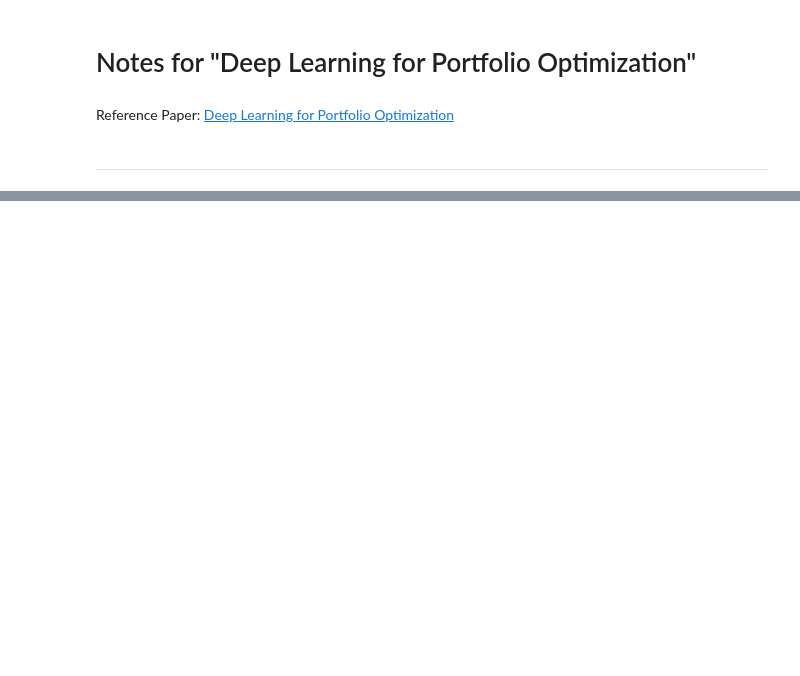
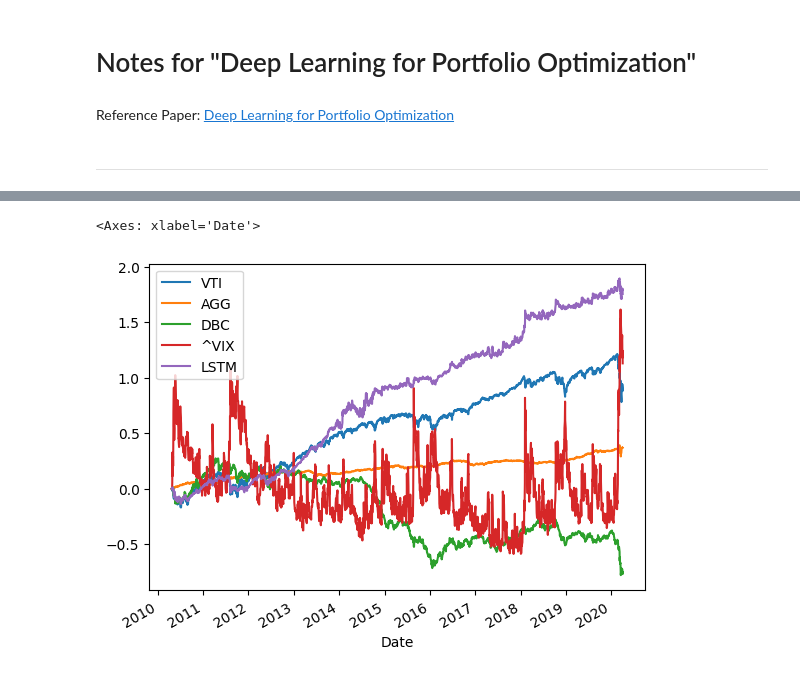
Before and after one commit to aungsias/Forays, a Jupyter notebook: 2. Portfolio Optimization/2. Deep Learning for Portoflio Optimization.ipynb, the cells around one changed output, grey strips where cells are left out. Saved outputs shown, nothing was run; the diff lists cells and outputs as text; code cells hidden in the pictures; blank space fills up the shorter version.

```diff
--- a/2. Portfolio Optimization/2. Deep Learning for Portoflio Optimization.ipynb
+++ b/2. Portfolio Optimization/2. Deep Learning for Portoflio Optimization.ipynb
@@ -52,5 +52,5 @@ features.head(3)
 # %%
-lookback=1
+lookback= 50
 
 lstm_input  = create_lstm_input(features, lookback)
 lstm_target = create_lstm_target(returns, lookback)
@@ -167,3 +212,13 @@ plt.plot((outputs * test_target).sum(dim=1).cumsum(dim=0))
+# %%
+model_rets = pd.DataFrame(test_outputs * test_target).sum(axis=1)
+comparison = returns[-len(model_rets):].copy()
+comparison['LSTM'] = model_rets.values
+comparison = comparison.shift()
+comparison.iloc[0] = 0
+comparison.cumsum().plot()
+# %% [output]
+<Axes: xlabel='Date'>
+[figure, added]
 # %%
 class PortfolioOptimizationNetwork(nn.Module):
     def __init__(self, input_dim, hidden_dim, output_dim):
```
Also changed, not shown: parts of 15 cells of this notebook.
